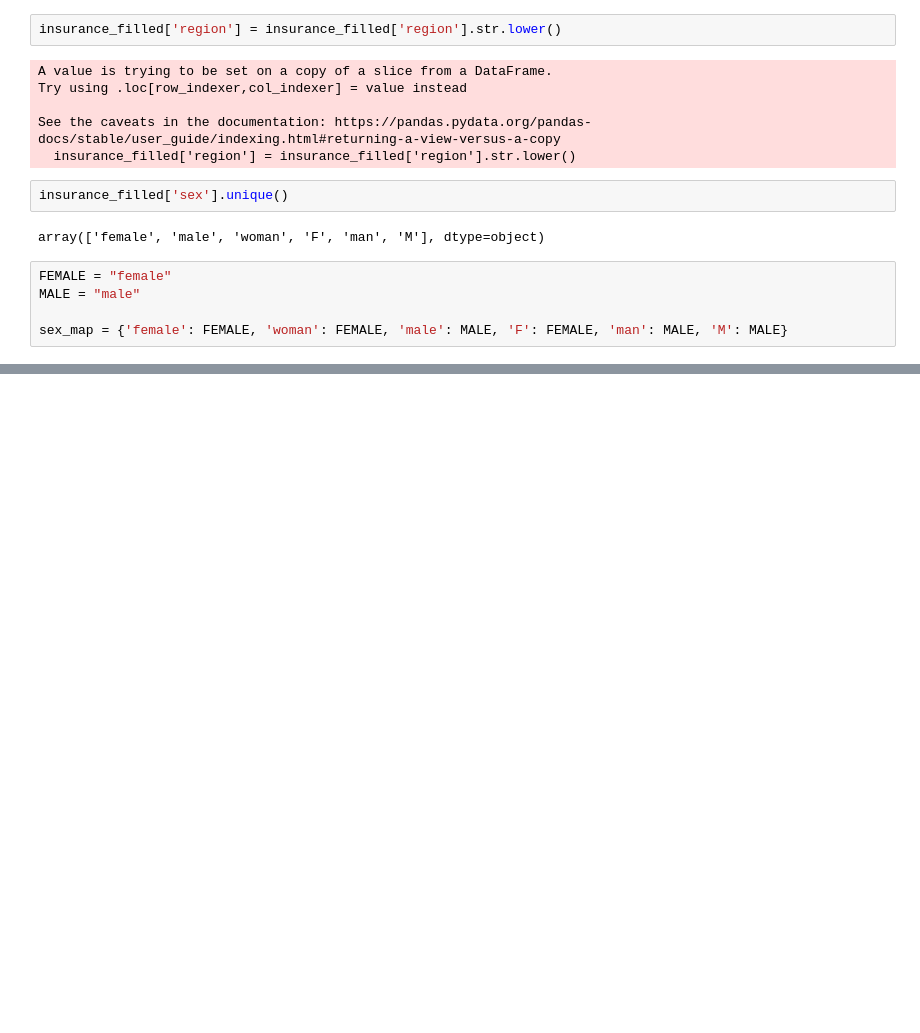
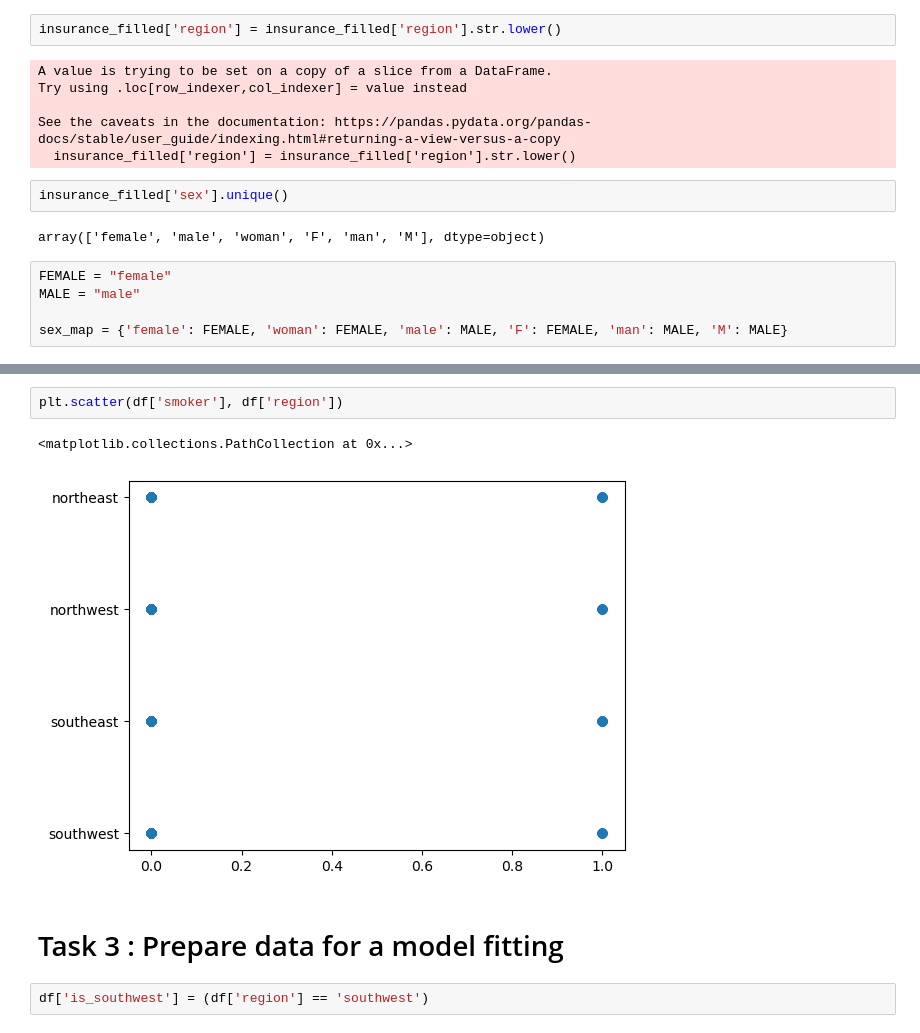
Before and after one commit to Newtanmukh/Python-Frameworks-Tutorials, a Jupyter notebook: PREDICTING_HEALTHCARE_COST/HealthCare.ipynb, the cells around one changed output, grey strips where cells are left out. Drawn from its saved outputs; the diff is of its cells as text; blank space fills up the shorter version.

```diff
--- a/PREDICTING_HEALTHCARE_COST/HealthCare.ipynb
+++ b/PREDICTING_HEALTHCARE_COST/HealthCare.ipynb
@@ -86,0 +191,9 @@ sex_map = {'female': FEMALE, 'woman': FEMALE, 'male': MALE, 'F': FEMALE, 'man':
+# %%
+plt.scatter(df['smoker'], df['region'])
+# %% [output]
+<matplotlib.collections.PathCollection at 0x...>
+[figure, added]
+# %% [markdown]
+# Task 3 : Prepare data for a model fitting
+# %%
+df['is_southwest'] = (df['region'] == 'southwest')
```
Also changed, not shown: parts of 27 cells of this notebook, 1 other file.
